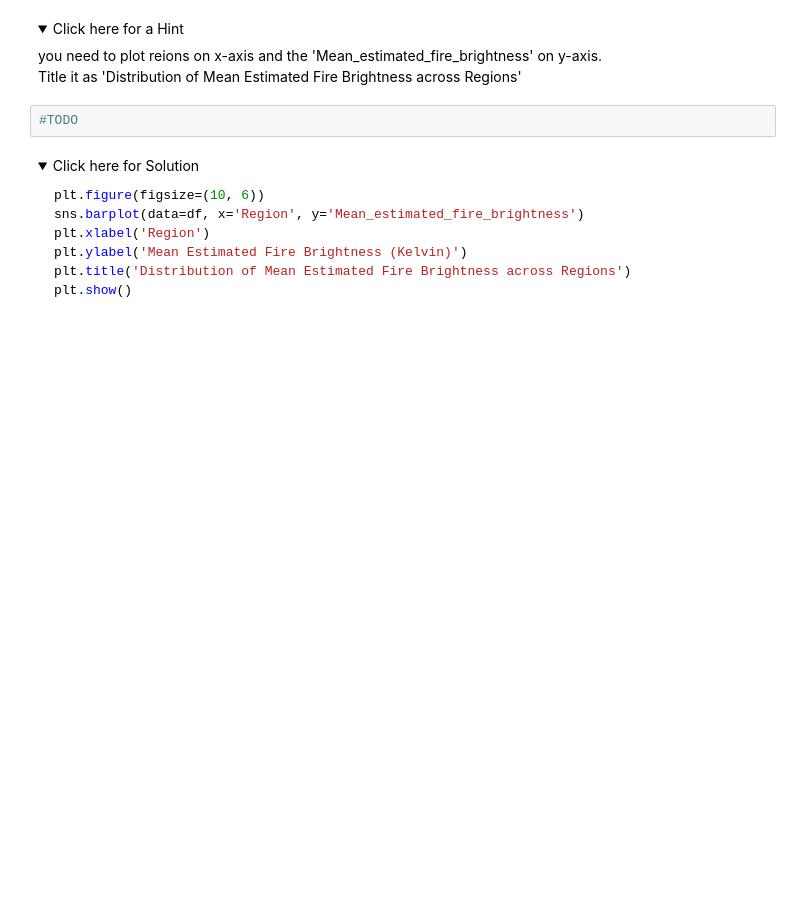
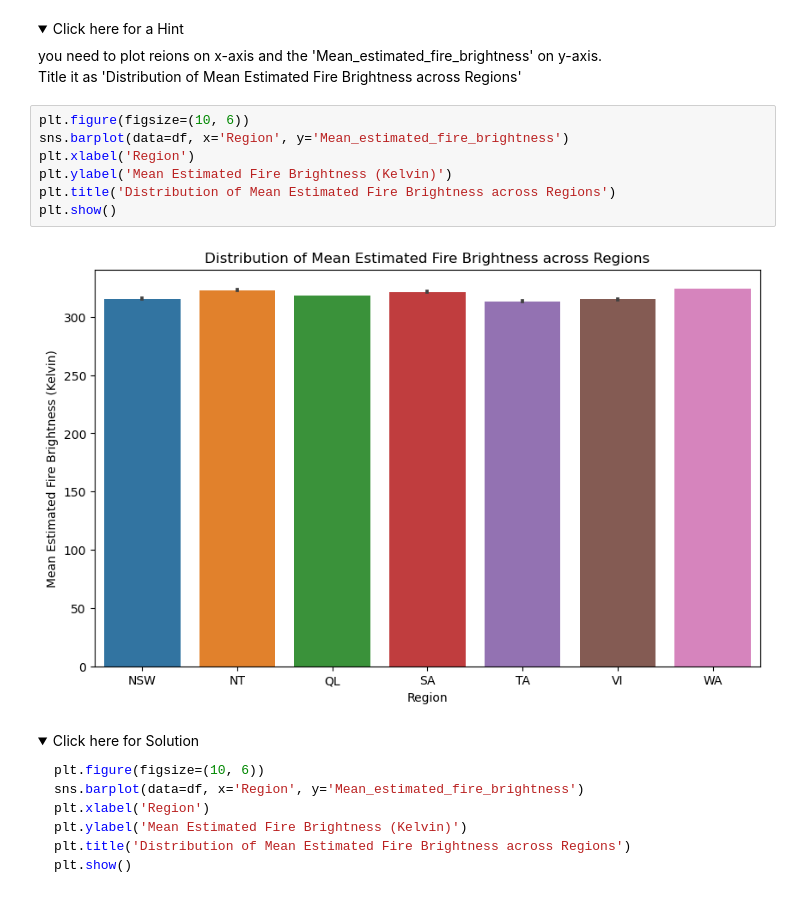
Before and after one commit to EIDSTER/coursera, a Jupyter notebook: Practice_Assignment_Part1.jupyterlite.ipynb, the cells around one changed output. Cells and saved outputs as stored; diff of their text form; folded sections open; blank space fills up the shorter version.

```diff
--- a/Practice_Assignment_Part1.jupyterlite.ipynb
+++ b/Practice_Assignment_Part1.jupyterlite.ipynb
@@ -204,7 +255,14 @@ df['Region'].unique()
 you need to plot reions on x-axis and the 'Mean_estimated_fire_brightness' on y-axis.<br>Title it as 'Distribution of Mean Estimated Fire Brightness across Regions'
 </details>
 # %%
-#TODO
+plt.figure(figsize=(10, 6))
+sns.barplot(data=df, x='Region', y='Mean_estimated_fire_brightness')
+plt.xlabel('Region')
+plt.ylabel('Mean Estimated Fire Brightness (Kelvin)')
+plt.title('Distribution of Mean Estimated Fire Brightness across Regions')
+plt.show()
+# %% [output]
+[figure, added]
 # %% [markdown]
 <details>
     <summary>Click here for Solution</summary>
```
Also changed, not shown: parts of 17 cells of this notebook.
